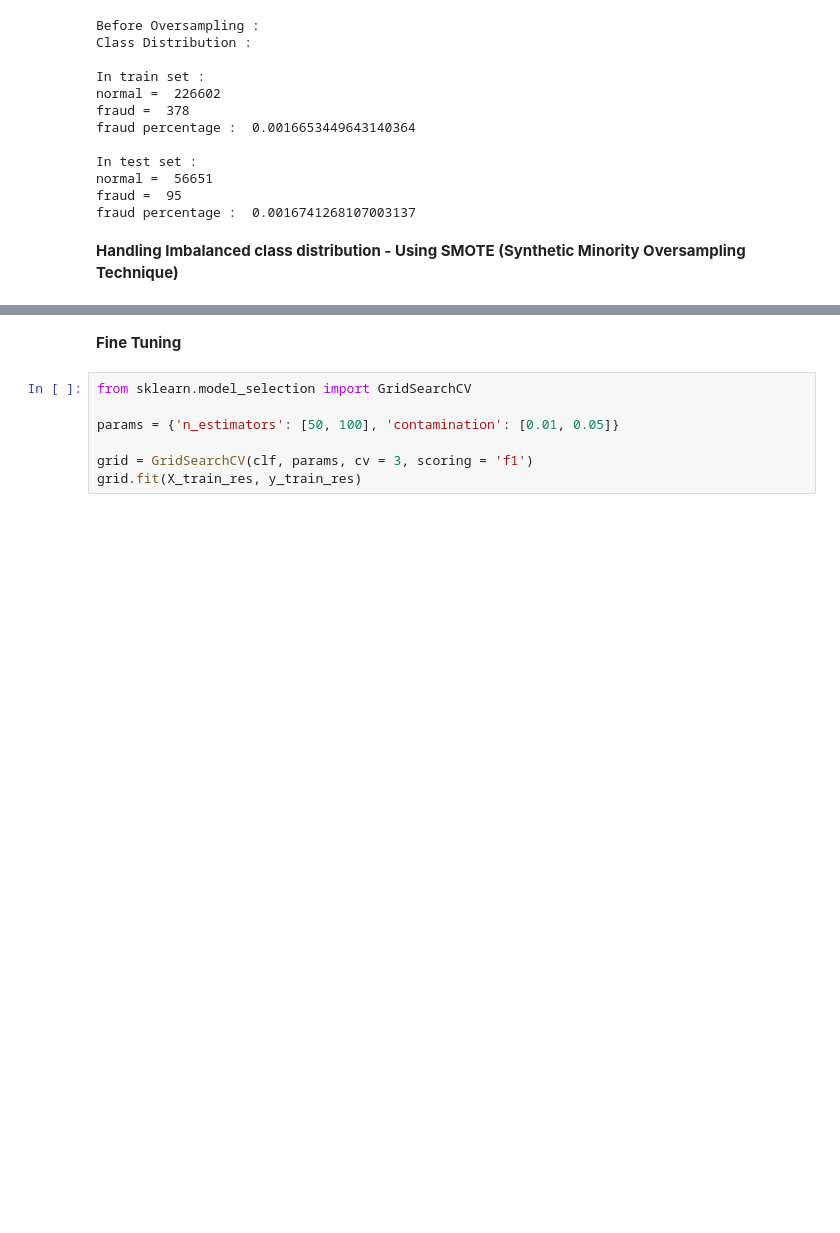
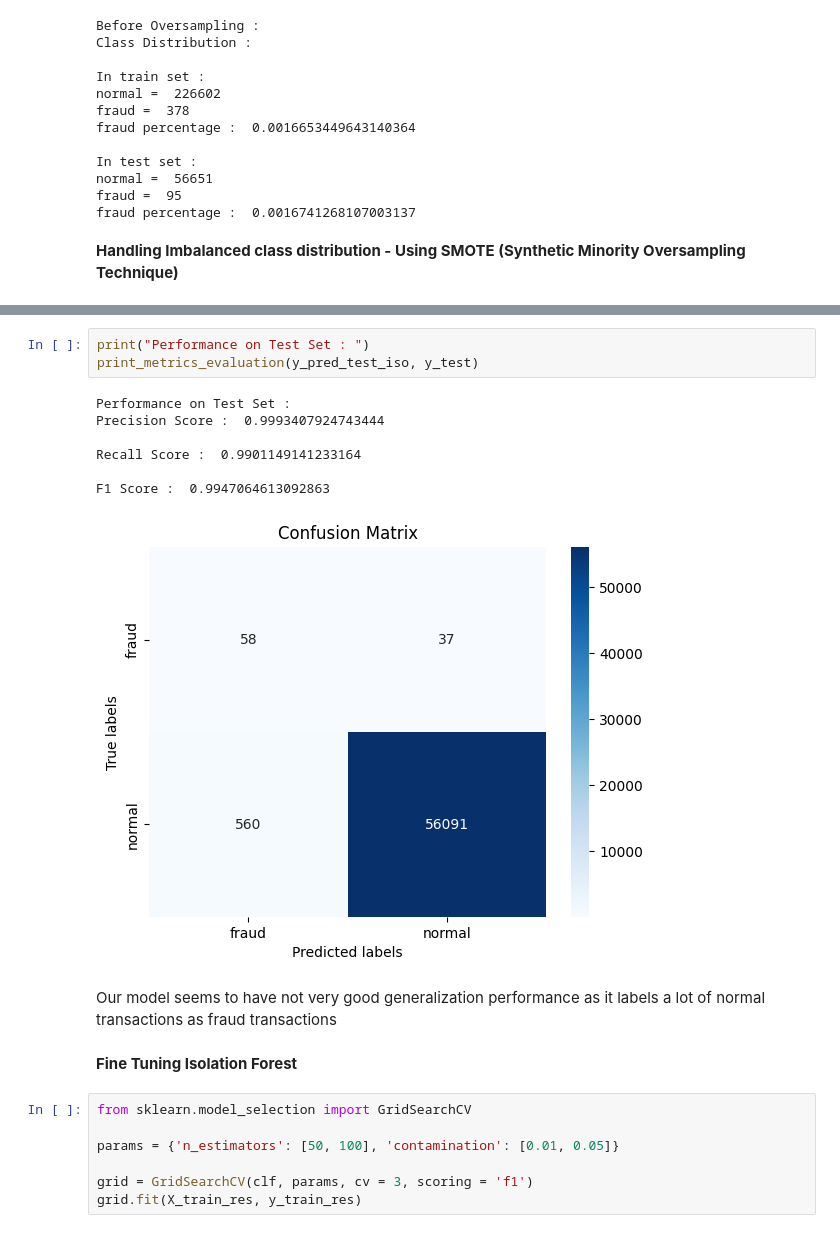
Before and after one commit to aadityab7/Data-Science-Projects, a Jupyter notebook: Credit Card Fraud Detection/Credit Card Fraud Detection.ipynb, the cells around one changed output, grey strips where cells are left out. Drawn from its saved outputs; the diff is of its cells as text; blank space fills up the shorter version.

```diff
--- a/Credit Card Fraud Detection/Credit Card Fraud Detection.ipynb
+++ b/Credit Card Fraud Detection/Credit Card Fraud Detection.ipynb
@@ -395,5 +462,18 @@ Confusion Matrix :
+# %%
+print("Performance on Test Set : ")
+print_metrics_evaluation(y_pred_test_iso, y_test)
+# %% [output]
+Performance on Test Set :
+Precision Score :  0.9993407924743444
+
+Recall Score :  0.9901149141233164
+
+F1 Score :  0.9947064613092863
+[figure, added]
+# %% [markdown]
+Our model seems to have not very good generalization performance as it labels a lot of normal transactions as fraud transactions
 # %% [markdown]
-**Fine Tuning**
+**Fine Tuning Isolation Forest**
 # %%
 from sklearn.model_selection import GridSearchCV
 
```
Also changed, not shown: parts of 65 cells of this notebook, 1 other file.
